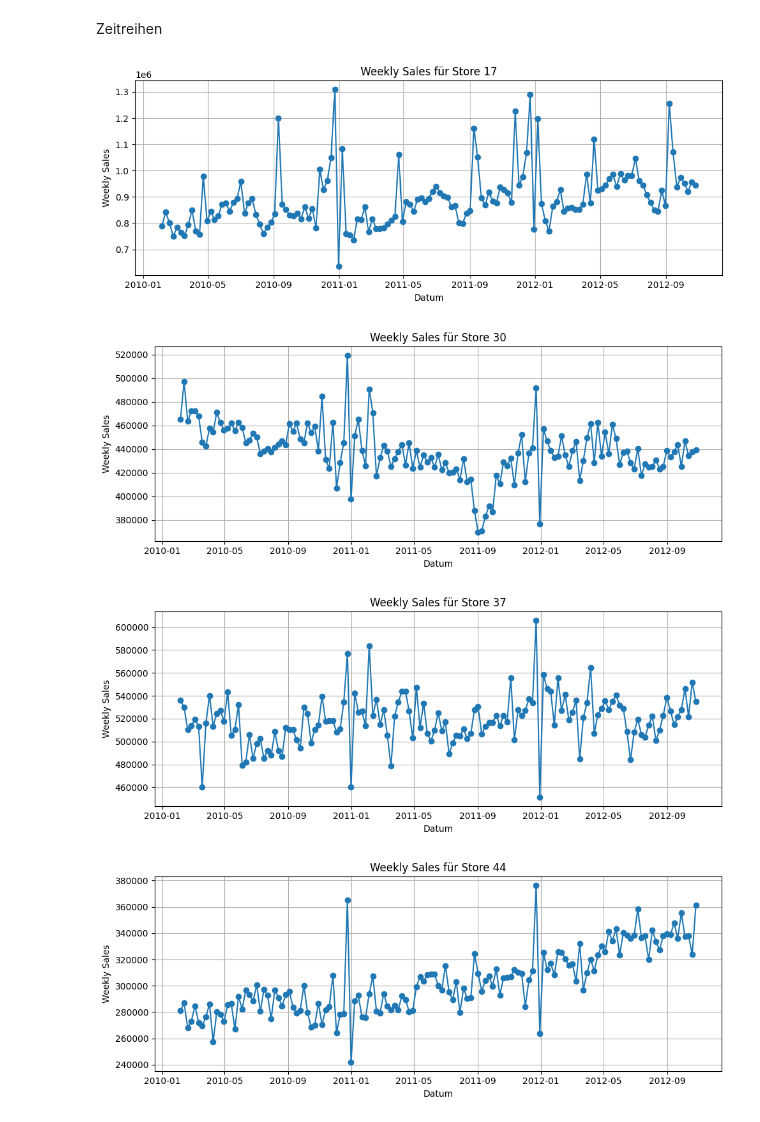
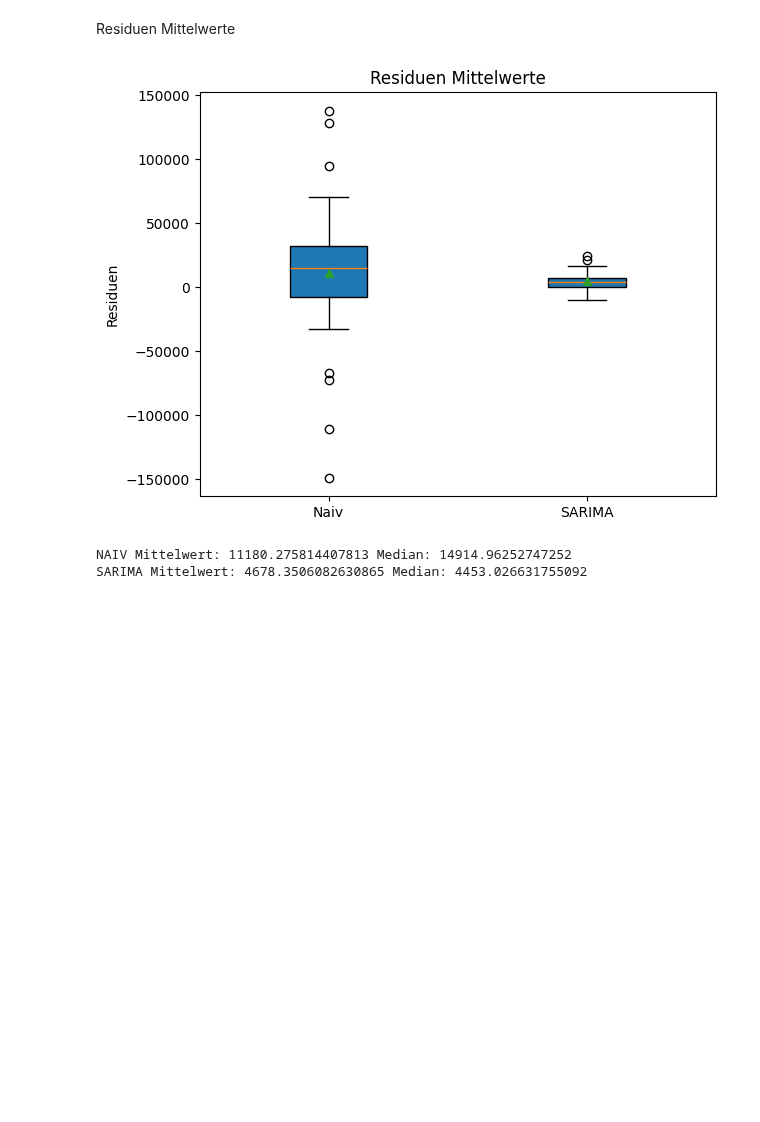
Before and after one commit to netalivo/Bachelor, a Jupyter notebook: test.ipynb, the cells around one changed output. Drawn from its saved outputs; the diff is of its cells as text; code cells hidden in the pictures; blank space fills up the shorter version.

```diff
--- a/test.ipynb
+++ b/test.ipynb
@@ -2,31 +2,22 @@
 import pandas as pd
 import matplotlib.pyplot as plt
 # %% [markdown]
-Zeitreihen
+Residuen Mittelwerte
 # %%
-import pandas as pd
-import matplotlib.pyplot as plt
+sarima_resid = [14731.087421449483, 3600.1862109028048, 2576.9895231407136, 21642.369398132432, 1538.3550801345232, 7783.767793164983, -3759.961508633978, 2237.391814632709, 5674.156723485841, 10250.335270988011, 2022.4197459356042, 3201.484032478984, 12495.066439589977, 4666.28090342112, 5322.845605253735, 4464.886261514162, 9589.384416925872, 7483.584350657331, 5084.359425366335, 4367.634593207596, -2080.80335011707, 7616.64308021496, 12522.129511066165, 4816.990389334193, 5895.377686926816, 5016.857073744339, 5583.108034209835, -10203.115624586333, 5326.460610079914, -628.0370315801767, 45.957665037786796, 7199.860437903705, 174.85343902642572, 3379.420309659583, -576.4865983936199, -1456.5621457174286, -241.7726113154388, -2211.368508998106, 24748.271857159383, 3287.286533625736, 16451.760707954916, -3505.384957029743, -633.762972313955, 572.4437024437129, 4453.026631755092]
+naiv_resid = [58689.47901098901, -6109.206153846164, 22425.863516483514, 137800.51219780216, 18068.151978021975, 9900.289230769224, 44034.046043956056, 24356.293516483514, 32218.33670329671, -19677.050000000007, 29134.66681318682, 28136.232637362646, 70688.86263736262, -148791.72142857144, -23460.710219780212, 11394.999780219783, 53280.076043956054, -29489.523736263738, -32591.14472527472, 40225.52934065933, -17412.600219780223, -748.7146153846157, 25966.037912087893, -4312.537582417592, 1135.9046153846186, 14914.96252747252, -66644.1489010989, -7286.783296703297, -3873.1951648351637, -9177.80142857143, 35726.869010989, 37333.05142857142, -809.8556043956055, 23321.91571428573, -110734.92274725273, -72150.96604395604, 8337.09131868132, 46695.25835164836, 127926.69538461539, 18916.941318681314, 94891.93582417585, 25919.06153846154, -14796.48725274725, 24455.290439560435, 5285.425934065939]
 
-# Daten einlesen und vorbereiten
-df = pd.read_csv('Walmart_Sales.csv', parse_dates=['Date'], dayfirst=True)
-df.columns = df.columns.str.lower()
-df.set_index('date', inplace=True)
+fig, ax = plt.subplots()
+ax.boxplot([naiv_resid, sarima_resid], patch_artist=True, showmeans=True, widths=[0.3, 0.3])
+ax.set_xticklabels(['Naiv', 'SARIMA'])
+ax.set_ylabel('Residuen')
+ax.set_title('Residuen Mittelwerte')
+plt.tight_layout()
+plt.show()
 
-# Nur die ausgewählten Stores plotten
-selected_stores = [17, 30, 37, 44]
-
-for store_number in selected_stores:
-    sales = df[df['store'] == store_number]['weekly_sales'].asfreq('W-FRI')
-    plt.figure(figsize=(10, 4))
-    plt.plot(sales, marker='o', linestyle='-')
-    plt.title(f'Weekly Sales für Store {store_number}')
-    plt.xlabel('Datum')
-    plt.ylabel('Weekly Sales')
-    plt.grid(True)
-    plt.tight_layout()
-    plt.show()
+print('NAIV Mittelwert:', pd.Series(naiv_resid).mean(), 'Median:', pd.Series(naiv_resid).median())
+print('SARIMA Mittelwert:', pd.Series(sarima_resid).mean(), 'Median:', pd.Series(sarima_resid).median())
 # %% [output]
-[figure, old version]
+[figure, new version]
-[figure, removed]
-[figure, removed]
-[figure, removed]
+NAIV Mittelwert: 11180.275814407813 Median: 14914.96252747252
+SARIMA Mittelwert: 4678.3506082630865 Median: 4453.026631755092
```
Also changed, not shown: parts of 2 cells of this notebook, 1 other file.
